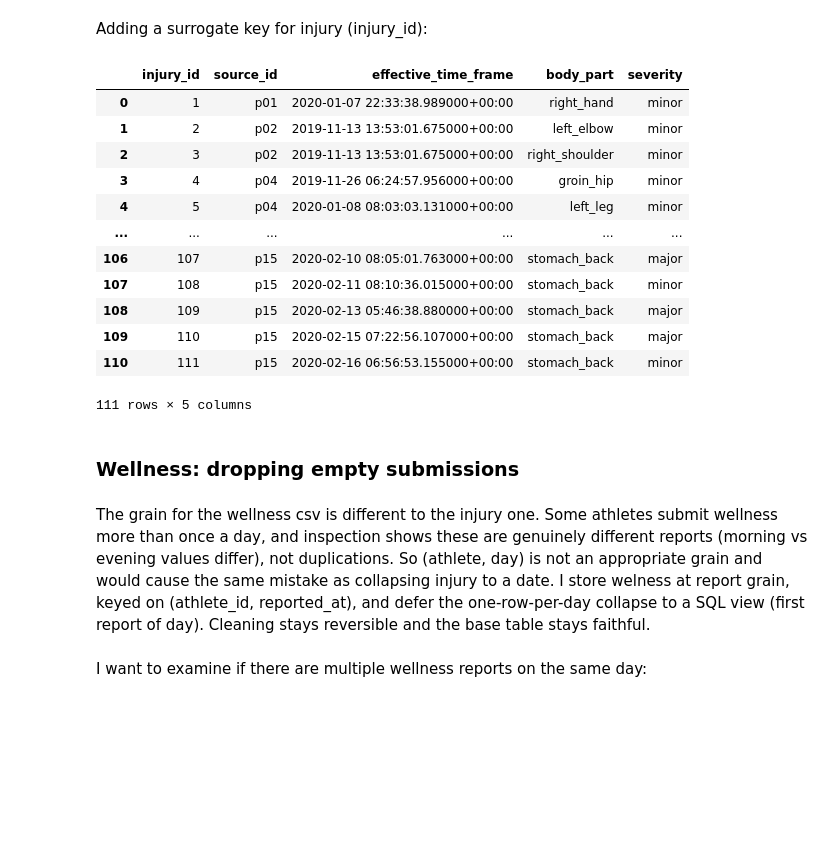
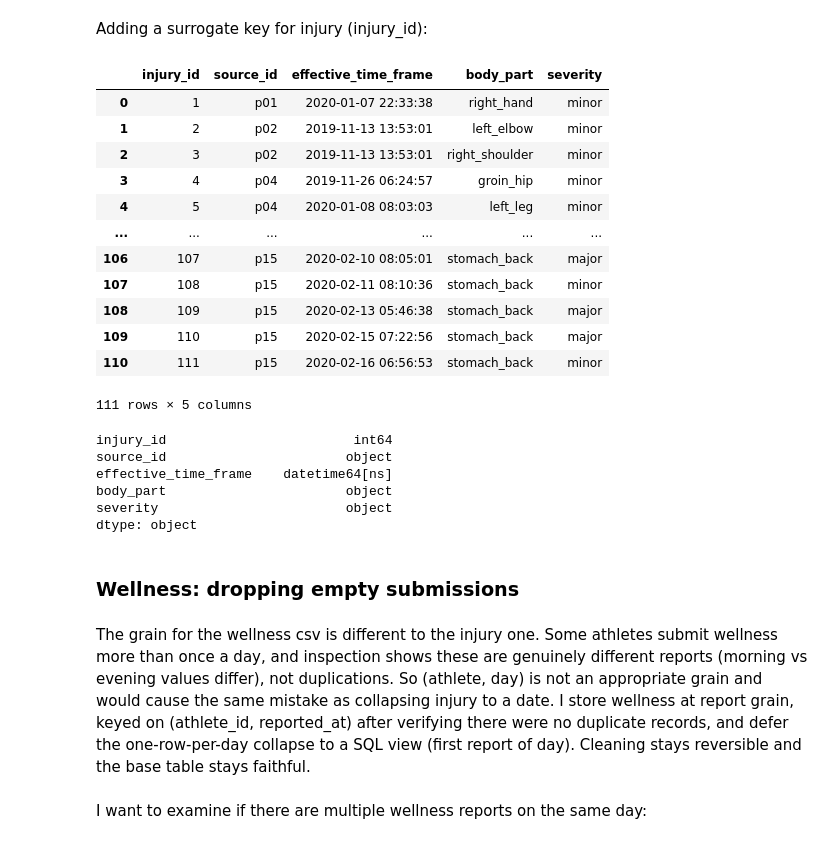
Before and after one commit to vish-mandalika/sql-pipeline-athletic-performance, a Jupyter notebook: etl.ipynb, the cells around one changed output. Saved outputs shown, nothing was run; the diff lists cells and outputs as text; code cells hidden in the pictures; blank space fills up the shorter version.

```diff
--- a/etl.ipynb
+++ b/etl.ipynb
@@ -190,5 +190,5 @@ for row in injured.itertuples():
             "body_part": body_part,
             "severity": severity,
         })
-injuries_fact = pd.DataFrame(records)
+injuries = pd.DataFrame(records)
 # %%
@@ -218,6 +218,7 @@ right_thigh        1
 right_elbow        1
 Name: count, dtype: int64
 # %%
-injuries_fact
+injuries["effective_time_frame"] = injuries.effective_time_frame.dt.floor("s").dt.tz_localize(None)
+injuries
 # %% [output]
 |  | source_id | effective_time_frame | body_part | severity |
@@ -243,27 +244,36 @@ print(len(duplicate_rows))
 # %% [markdown]
 Adding a surrogate key for injury (injury_id):
 # %%
-injuries_fact = injuries_fact.reset_index(drop=True)
-injuries_fact.insert(0, "injury_id", range(1, len(injuries_fact) + 1))
-injuries_fact
+injuries = injuries.reset_index(drop=True)
+injuries.insert(0, "injury_id", range(1, len(injuries) + 1))
+injuries
 # %% [output]
 |  | injury_id | source_id | effective_time_frame | body_part | severity |
-| 0 | 1 | p01 | 2020-01-07 22:33:38.989000+00:00 | right_hand | minor |
-| 1 | 2 | p02 | 2019-11-13 13:53:01.675000+00:00 | left_elbow | minor |
-| 2 | 3 | p02 | 2019-11-13 13:53:01.675000+00:00 | right_shoulder | minor |
-| 3 | 4 | p04 | 2019-11-26 06:24:57.956000+00:00 | groin_hip | minor |
-| 4 | 5 | p04 | 2020-01-08 08:03:03.131000+00:00 | left_leg | minor |
+| 0 | 1 | p01 | 2020-01-07 22:33:38 | right_hand | minor |
+| 1 | 2 | p02 | 2019-11-13 13:53:01 | left_elbow | minor |
+| 2 | 3 | p02 | 2019-11-13 13:53:01 | right_shoulder | minor |
+| 3 | 4 | p04 | 2019-11-26 06:24:57 | groin_hip | minor |
+| 4 | 5 | p04 | 2020-01-08 08:03:03 | left_leg | minor |
 | ... | ... | ... | ... | ... | ... |
-| 106 | 107 | p15 | 2020-02-10 08:05:01.763000+00:00 | stomach_back | major |
-| 107 | 108 | p15 | 2020-02-11 08:10:36.015000+00:00 | stomach_back | minor |
-| 108 | 109 | p15 | 2020-02-13 05:46:38.880000+00:00 | stomach_back | major |
-| 109 | 110 | p15 | 2020-02-15 07:22:56.107000+00:00 | stomach_back | major |
-| 110 | 111 | p15 | 2020-02-16 06:56:53.155000+00:00 | stomach_back | minor |
+| 106 | 107 | p15 | 2020-02-10 08:05:01 | stomach_back | major |
+| 107 | 108 | p15 | 2020-02-11 08:10:36 | stomach_back | minor |
+| 108 | 109 | p15 | 2020-02-13 05:46:38 | stomach_back | major |
+| 109 | 110 | p15 | 2020-02-15 07:22:56 | stomach_back | major |
+| 110 | 111 | p15 | 2020-02-16 06:56:53 | stomach_back | minor |
 111 rows × 5 columns
+# %%
+print(injuries.dtypes)
+# %% [output]
+injury_id                        int64
+source_id                       object
+effective_time_frame    datetime64[ns]
+body_part                       object
+severity                        object
+dtype: object
 # %% [markdown]
 ### Wellness: dropping empty submissions
 # %% [markdown]
-The grain for the wellness csv is different to the injury one. Some athletes submit wellness more than once a day, and inspection shows these are genuinely different reports (morning vs evening values differ), not duplications. So (athlete, day) is not an appropriate grain and would cause the same mistake as collapsing injury to a date. I store welness at report grain, keyed on (athlete_id, reported_at), and defer the one-row-per-day collapse to a SQL view (first report of day). Cleaning stays reversible and the base table stays faithful.
+The grain for the wellness csv is different to the injury one. Some athletes submit wellness more than once a day, and inspection shows these are genuinely different reports (morning vs evening values differ), not duplications. So (athlete, day) is not an appropriate grain and would cause the same mistake as collapsing injury to a date. I store wellness at report grain, keyed on (athlete_id, reported_at) after verifying there were no duplicate records, and defer the one-row-per-day collapse to a SQL view (first report of day). Cleaning stays reversible and the base table stays faithful.
 # %% [markdown]
 I want to examine if there are multiple wellness reports on the same day:
 # %%
```
Also changed, not shown: parts of 41 cells of this notebook.
